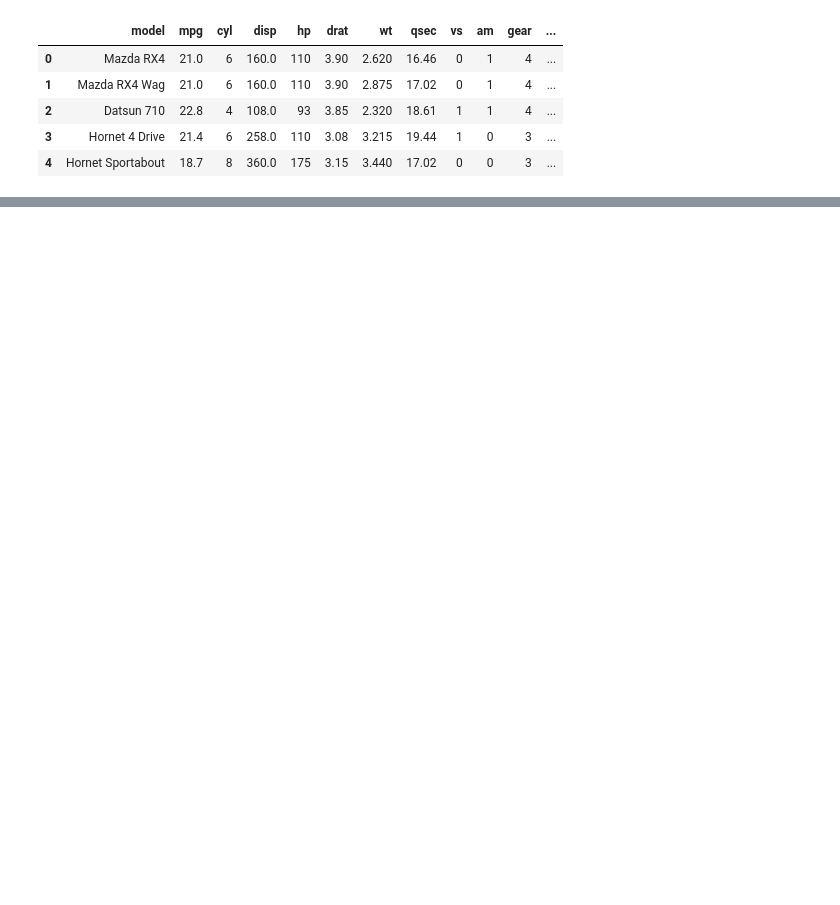
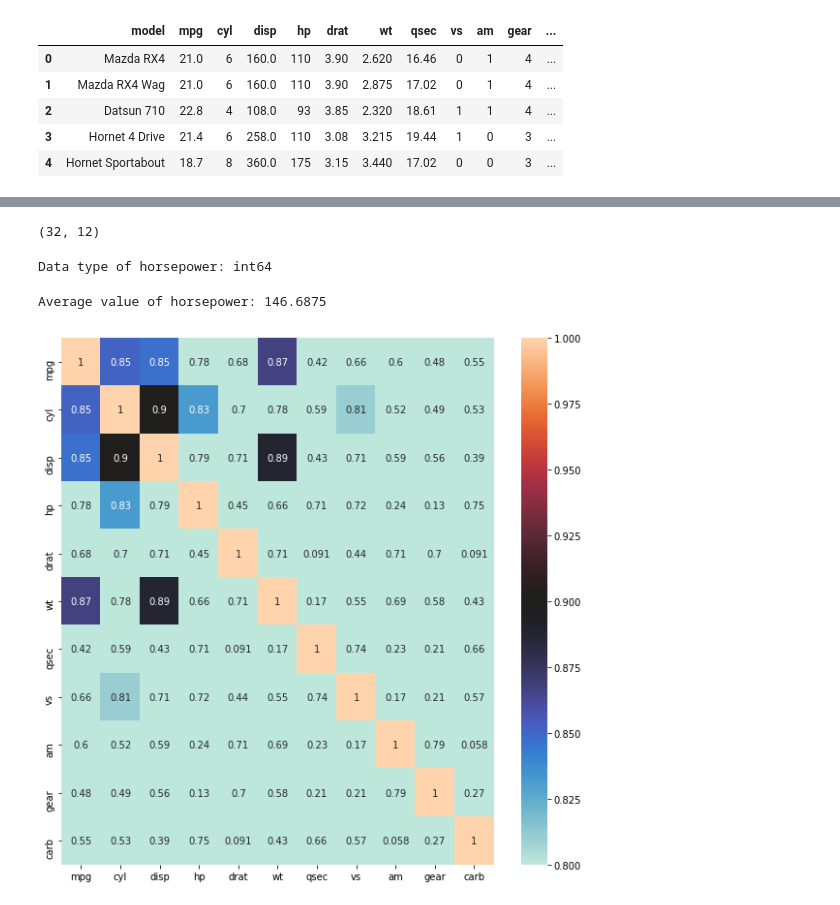
Before and after one commit to vishwesh5/Simplilearn-Masters, a Jupyter notebook: Machine_Learning/Practice_Projects/Automobile_Data_Exploration_I.ipynb, the cells around one changed output, grey strips where cells are left out. Drawn from its saved outputs; the diff is of its cells as text; code cells hidden in the pictures; blank space fills up the shorter version.

```diff
--- a/Machine_Learning/Practice_Projects/Automobile_Data_Exploration_I.ipynb
+++ b/Machine_Learning/Practice_Projects/Automobile_Data_Exploration_I.ipynb
@@ -65,0 +57,12 @@ salaries.head()
+# %%
+mtcars.shape
+# %% [output]
+(32, 12)
+# %%
+print("Data type of horsepower: {}".format(mtcars["hp"].dtype))
+# %% [output]
+Data type of horsepower: int64
+# %%
+print("Average value of horsepower: {}".format(mtcars["hp"].mean()))
+# %% [output]
+Average value of horsepower: 146.6875
@@ -65,0 +73,6 @@ salaries.head()
+# %%
+plt.figure(figsize=(10,10))
+sns.heatmap(abs(mtcars.corr()),annot=True,center=0.9,vmin=0.8,vmax=1)
+plt.show()
+# %% [output]
+[figure, added]
```
Also changed, not shown: parts of 4 cells of this notebook.
